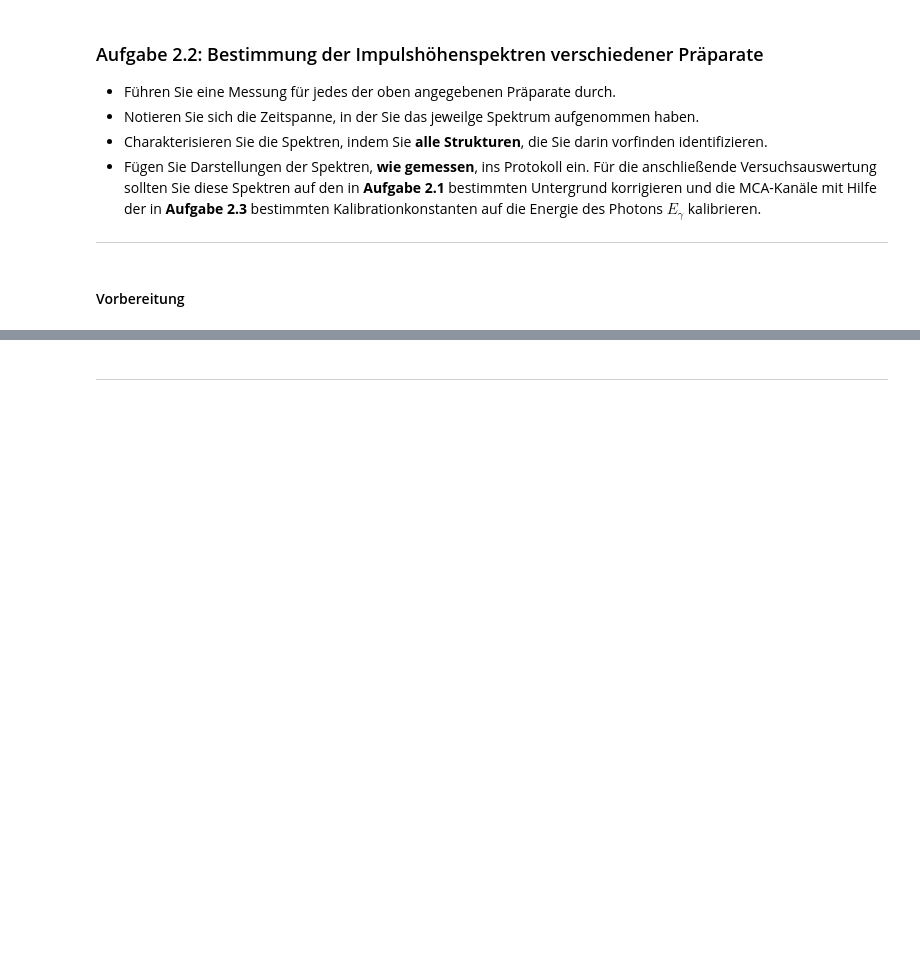
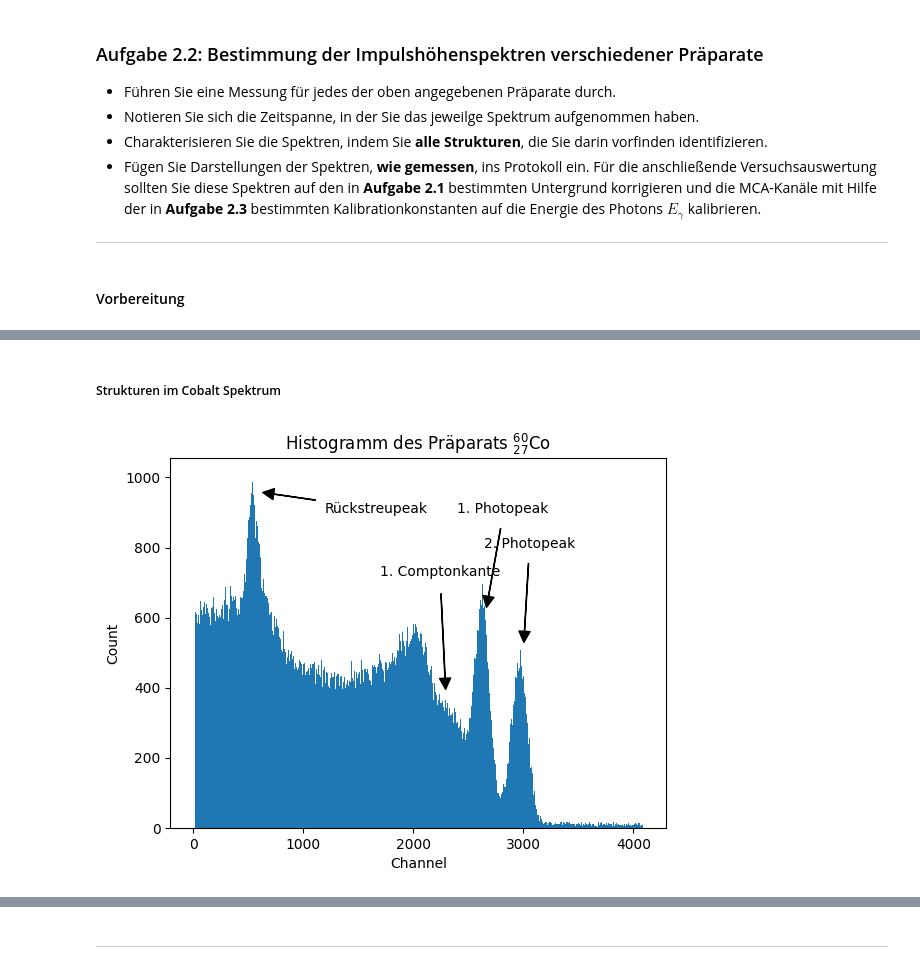
Before and after one commit to AlFa-Tier/Uni_codes, a Jupyter notebook: Praktikum/Gammaspektroskopie/Gammaspektroskopie.ipynb, the cells around one changed output, grey strips where cells are left out. Drawn from its saved outputs; the diff is of its cells as text; code cells hidden in the pictures; blank space fills up the shorter version.

```diff
--- a/Praktikum/Gammaspektroskopie/Gammaspektroskopie.ipynb
+++ b/Praktikum/Gammaspektroskopie/Gammaspektroskopie.ipynb
@@ -283,0 +316,30 @@ import numpy as np
+# %% [markdown]
+##### Strukturen im Cobalt Spektrum
+# %%
+co_peak = np.genfromtxt("./Messungen/Co_probe.hst")
+co_channel = np.arange(len(co_peak))
+
+plt.bar(co_channel, co_peak, width = 1)
+plt.title('Histogramm des Präparats $_{27}^{60}$Co')
+plt.xlabel('Channel')
+plt.ylabel('Count')
+
+plt.annotate('1. Photopeak', xy=(2650., 600.), xytext=(2400, 900.),
+    arrowprops=dict(facecolor='black', shrink=0.1, width=0.2, headwidth=8.,
+    headlength=8.))
+
+plt.annotate('2. Photopeak', xy=(3000., 500.), xytext=(2640, 800.),
+    arrowprops=dict(facecolor='black', shrink=0.1, width=0.2, headwidth=8.,
+    headlength=8.))
+
+plt.annotate('1. Comptonkante', xy=(2300., 360.), xytext=(1700,720.),
+    arrowprops=dict(facecolor='black', shrink=0.1, width=0.2, headwidth=8.,
+    headlength=8.))
+
+plt.annotate('Rückstreupeak', xy=(570., 960.), xytext=(1200, 900.),
+    arrowprops=dict(facecolor='black', shrink=0.1, width=0.2, headwidth=8.,
+    headlength=8.))
+
+plt.show()
+# %% [output]
+[figure, added]
```
Also changed, not shown: parts of 10 cells of this notebook, 4 other files.
